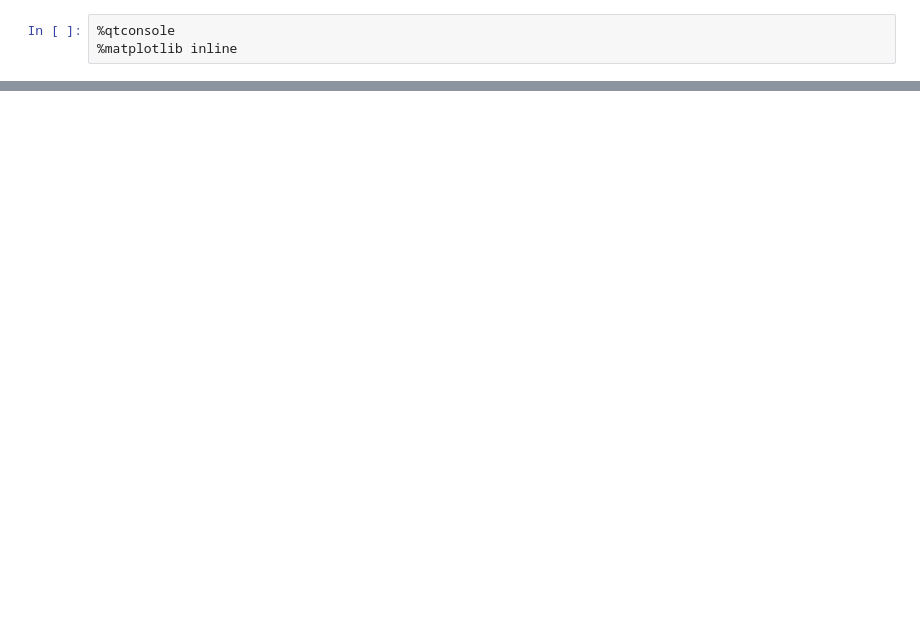
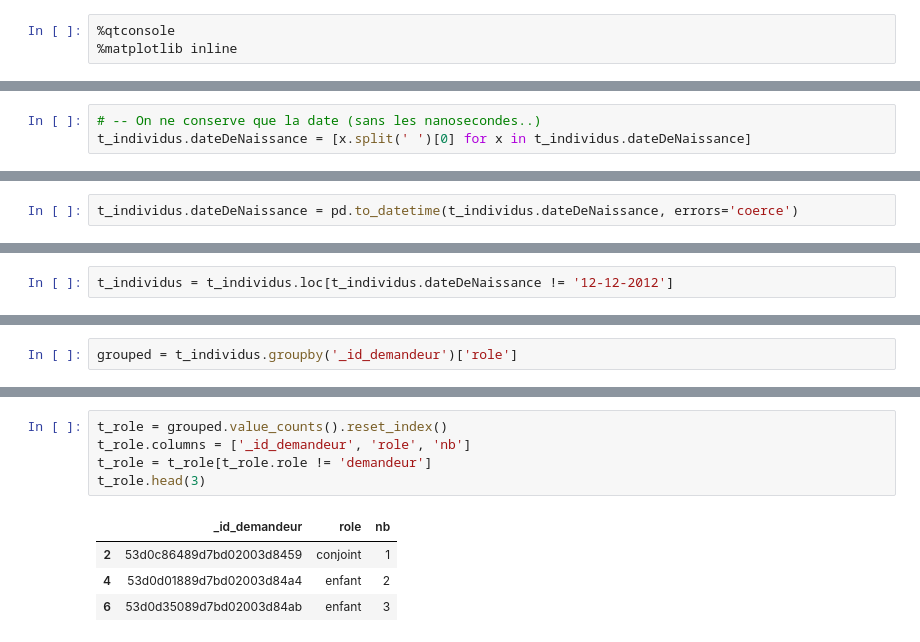
Before and after one commit to betagouv/mes-aides-analytics, a Jupyter notebook: python/stats_descr.ipynb, the cells around one changed output, grey strips where cells are left out. Drawn from its saved outputs; the diff is of its cells as text; blank space fills up the shorter version.

```diff
--- a/python/stats_descr.ipynb
+++ b/python/stats_descr.ipynb
@@ -34,0 +24,3 @@ dtype: int64
+# %%
+# -- On ne conserve que la date (sans les nanosecondes..)
+t_individus.dateDeNaissance = [x.split(' ')[0] for x in t_individus.dateDeNaissance]
@@ -34,0 +36,2 @@ dtype: int64
+# %%
+t_individus.dateDeNaissance = pd.to_datetime(t_individus.dateDeNaissance, errors='coerce')
@@ -34,0 +64,2 @@ dtype: int64
+# %%
+t_individus = t_individus.loc[t_individus.dateDeNaissance != '12-12-2012']
@@ -34,0 +92,2 @@ dtype: int64
+# %%
+grouped = t_individus.groupby('_id_demandeur')['role']
@@ -34,0 +104,10 @@ dtype: int64
+# %%
+t_role = grouped.value_counts().reset_index()
+t_role.columns = ['_id_demandeur', 'role', 'nb']
+t_role = t_role[t_role.role != 'demandeur']
+t_role.head(3)
+# %% [output]
+|  | _id_demandeur | role | nb |
+| 2 | 53d0c86489d7bd02003d8459 | conjoint | 1 |
+| 4 | 53d0d01889d7bd02003d84a4 | enfant | 2 |
+| 6 | 53d0d35089d7bd02003d84ab | enfant | 3 |
```
Also changed, not shown: parts of 33 cells of this notebook.
